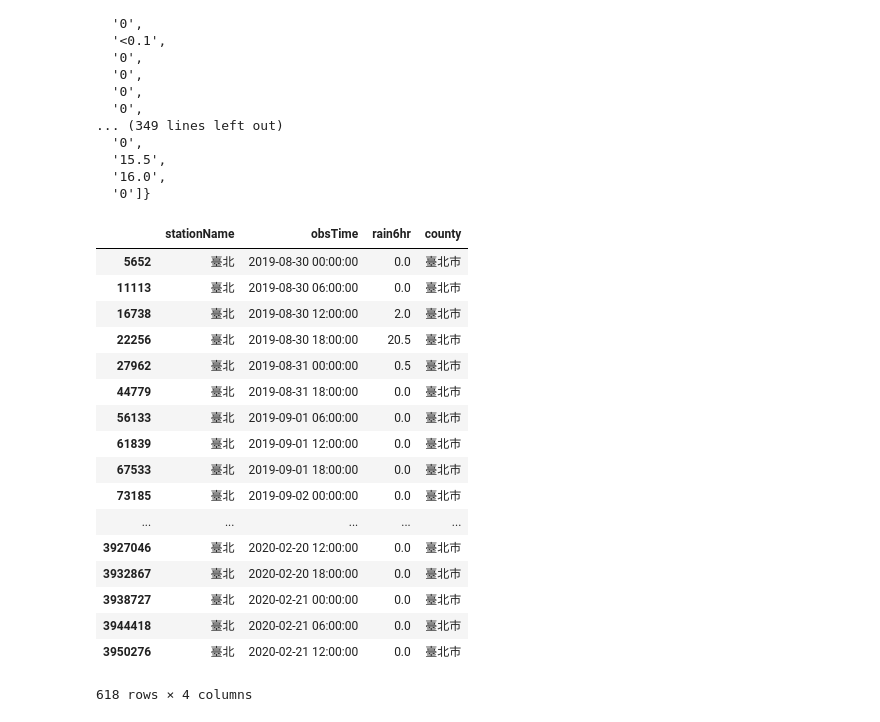
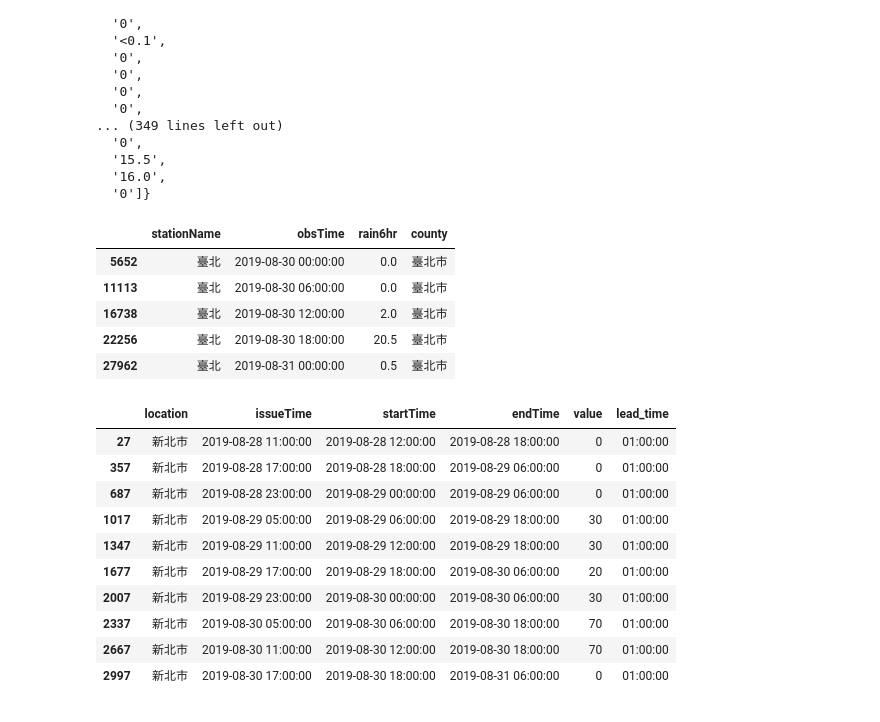
Before and after one commit to CYehLu/CWB_forecast_analysis, a Jupyter notebook: analysis_rainobs.ipynb, the cells around one changed output. Saved outputs shown, nothing was run; the diff lists cells and outputs as text; code cells hidden in the pictures.

Commit message:
find that the obsTime and startTime is not matched

```diff
--- a/analysis_rainobs.ipynb
+++ b/analysis_rainobs.ipynb
@@ -405,23 +405,25 @@ year_daily_rain
   '0']}
 # %%
 taipei = df6[df6['stationName'] == '臺北'].copy()
-taipei
+taipei.head()
 # %% [output]
 |  | stationName | obsTime | rain6hr | county |
 | 5652 | 臺北 | 2019-08-30 00:00:00 | 0.0 | 臺北市 |
 | 11113 | 臺北 | 2019-08-30 06:00:00 | 0.0 | 臺北市 |
 | 16738 | 臺北 | 2019-08-30 12:00:00 | 2.0 | 臺北市 |
 | 22256 | 臺北 | 2019-08-30 18:00:00 | 20.5 | 臺北市 |
 | 27962 | 臺北 | 2019-08-31 00:00:00 | 0.5 | 臺北市 |
-| 44779 | 臺北 | 2019-08-31 18:00:00 | 0.0 | 臺北市 |
-| 56133 | 臺北 | 2019-09-01 06:00:00 | 0.0 | 臺北市 |
-| 61839 | 臺北 | 2019-09-01 12:00:00 | 0.0 | 臺北市 |
-| 67533 | 臺北 | 2019-09-01 18:00:00 | 0.0 | 臺北市 |
-| 73185 | 臺北 | 2019-09-02 00:00:00 | 0.0 | 臺北市 |
-| ... | ... | ... | ... | ... |
-| 3927046 | 臺北 | 2020-02-20 12:00:00 | 0.0 | 臺北市 |
-| 3932867 | 臺北 | 2020-02-20 18:00:00 | 0.0 | 臺北市 |
-| 3938727 | 臺北 | 2020-02-21 00:00:00 | 0.0 | 臺北市 |
-| 3944418 | 臺北 | 2020-02-21 06:00:00 | 0.0 | 臺北市 |
-| 3950276 | 臺北 | 2020-02-21 12:00:00 | 0.0 | 臺北市 |
-618 rows × 4 columns
+# %%
+rain_f[(rain_f.lead_time == '01:00:00') & (rain_f.location == '新北市')].head(10)
+# %% [output]
+|  | location | issueTime | startTime | endTime | value | lead_time |
+| 27 | 新北市 | 2019-08-28 11:00:00 | 2019-08-28 12:00:00 | 2019-08-28 18:00:00 | 0 | 01:00:00 |
+| 357 | 新北市 | 2019-08-28 17:00:00 | 2019-08-28 18:00:00 | 2019-08-29 06:00:00 | 0 | 01:00:00 |
+| 687 | 新北市 | 2019-08-28 23:00:00 | 2019-08-29 00:00:00 | 2019-08-29 06:00:00 | 0 | 01:00:00 |
+| 1017 | 新北市 | 2019-08-29 05:00:00 | 2019-08-29 06:00:00 | 2019-08-29 18:00:00 | 30 | 01:00:00 |
+| 1347 | 新北市 | 2019-08-29 11:00:00 | 2019-08-29 12:00:00 | 2019-08-29 18:00:00 | 30 | 01:00:00 |
+| 1677 | 新北市 | 2019-08-29 17:00:00 | 2019-08-29 18:00:00 | 2019-08-30 06:00:00 | 20 | 01:00:00 |
+| 2007 | 新北市 | 2019-08-29 23:00:00 | 2019-08-30 00:00:00 | 2019-08-30 06:00:00 | 30 | 01:00:00 |
+| 2337 | 新北市 | 2019-08-30 05:00:00 | 2019-08-30 06:00:00 | 2019-08-30 18:00:00 | 70 | 01:00:00 |
+| 2667 | 新北市 | 2019-08-30 11:00:00 | 2019-08-30 12:00:00 | 2019-08-30 18:00:00 | 70 | 01:00:00 |
+| 2997 | 新北市 | 2019-08-30 17:00:00 | 2019-08-30 18:00:00 | 2019-08-31 06:00:00 | 0 | 01:00:00 |
```
Also changed, not shown: parts of 4 cells of this notebook, 1 other file.
